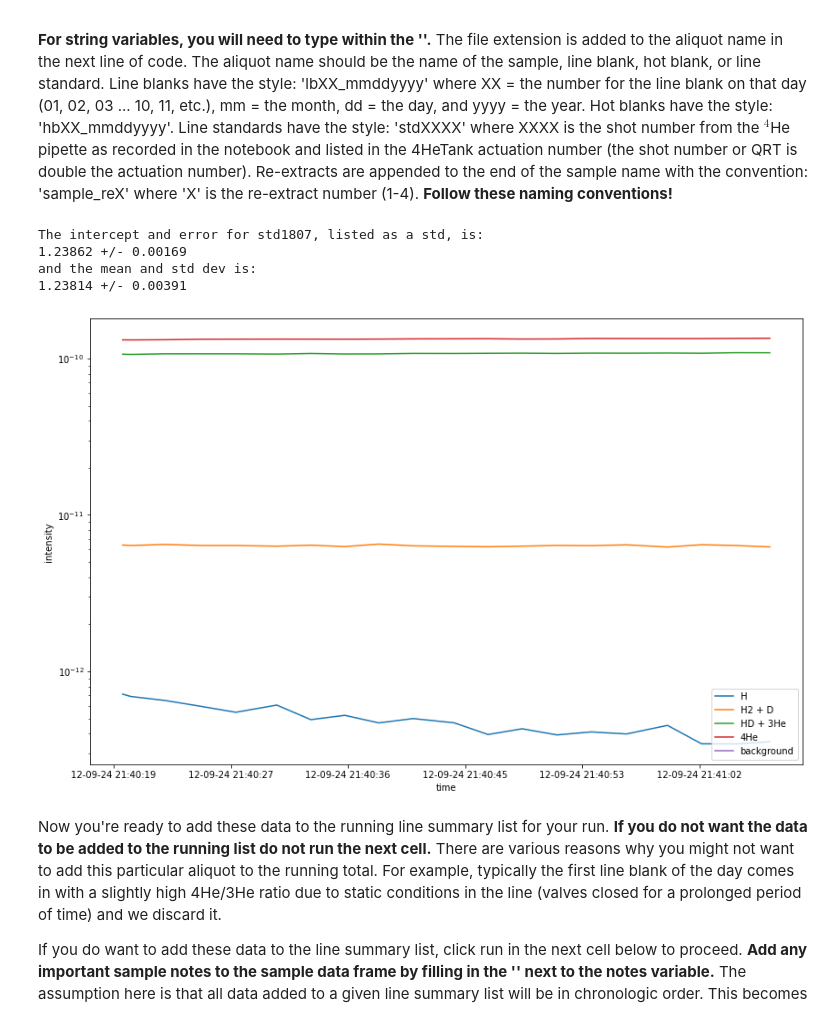
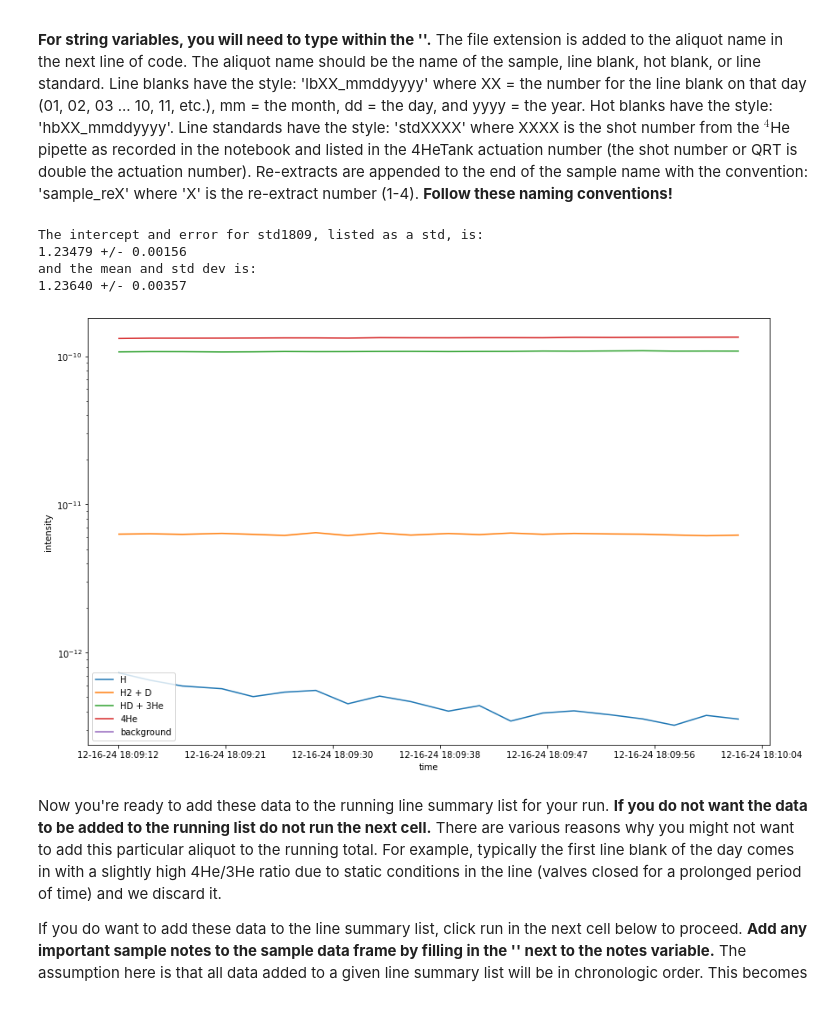
Before and after one commit to wrguenthner/HAL_data, a Jupyter notebook: projects_2024/RS24_GZ8_diff_cell/He_line_calc_RS24_GZ8_diff_cell.ipynb, the cells around one changed output. Saved outputs shown, nothing was run; the diff lists cells and outputs as text; code cells hidden in the pictures.

```diff
--- a/projects_2024/RS24_GZ8_diff_cell/He_line_calc_RS24_GZ8_diff_cell.ipynb
+++ b/projects_2024/RS24_GZ8_diff_cell/He_line_calc_RS24_GZ8_diff_cell.ipynb
@@ -89,10 +89,10 @@ __For string variables, you will need to type within the ''.__ The file extensio
 #for the aliquot type use:
 #'lb' for line blank, 'hb' for hot blank, 'std' for standard, 'zirc' for zircon, 'ap' for apatite
 
-aliquot = 'std1807'
+aliquot = 'std1809'
 aliquot_type = 'std'
-QST = 11219
-QRT = 1807
+QST = 11224
+QRT = 1809
 
 
 #finding the file
@@ -174,37 +174,37 @@ if aliquot[-4:-1] == '_re':
         if aliquot_frame.aliquot_type[i] == 'hb' and abs(aliquot_frame.time_of_collection[i] - aliquot_time) < hb_time_diff:
             closest_hb = aliquot_frame.intercept[i]
             hb_time_diff = abs(aliquot_frame.time_of_collection[i] - aliquot_time)
 
     reextract_percent = 100 * (intercept - closest_hb)/(aliquot_total - aliquot_extractions * closest_hb)
 
     print('The percent of this re-extract from the total gas release so far is: {0:.2f}'.format(reextract_percent))
 
 #show graph of masses through time
 seconds_list = []
 for i in range(len(Prisma_data_array[:,1])):
     time_since_epoch = datetime.fromtimestamp(Prisma_data_array[i,1])
     seconds_list.append(mdate.date2num(time_since_epoch))
 date_fmt = '%m-%d-%y %H:%M:%S'
 date_formatter = mdate.DateFormatter(date_fmt)
 
 plt.figure(figsize = (14,9))
 plt.ylabel('intensity')
 plt.yscale('log')
 plt.xlabel('time')
 plt.plot(seconds_list, Prisma_data_array[:,2], label = 'H')
 plt.plot(seconds_list, Prisma_data_array[:,3], label = 'H2 + D')
 plt.plot(seconds_list, Prisma_data_array[:,4], label = 'HD + 3He')
 plt.plot(seconds_list, Prisma_data_array[:,5], label = '4He')
 plt.plot(seconds_list, Prisma_data_array[:,6], label = 'background')
 plt.gca().xaxis.set_major_formatter(date_formatter)
 plt.legend()
 plt.show()
 # %% [output]
-The intercept and error for std1807, listed as a std, is:
-1.23862 +/- 0.00169
+The intercept and error for std1809, listed as a std, is:
+1.23479 +/- 0.00156
 and the mean and std dev is:
-1.23814 +/- 0.00391
+1.23640 +/- 0.00357
-[figure, old version]
+[figure, new version]
 # %% [markdown]
 Now you're ready to add these data to the running line summary list for your run. __If you do not want the data to be added to the running list do not run the next cell.__ There are various reasons why you might not want to add this particular aliquot to the running total. For example, typically the first line blank of the day comes in with a slightly high 4He/3He ratio due to static conditions in the line (valves closed for a prolonged period of time) and we discard it.
 
```
Also changed, not shown: parts of 1 cell of this notebook, 8 other files.
